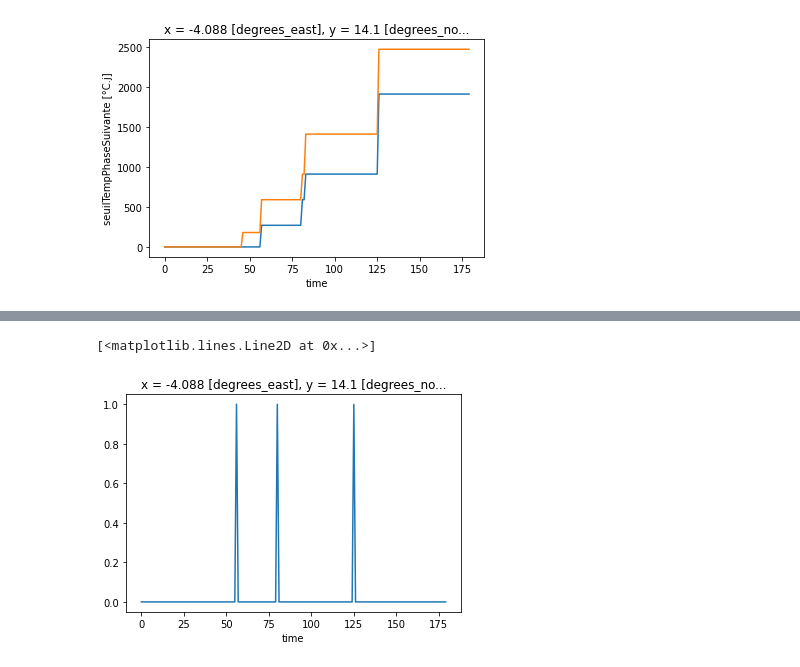
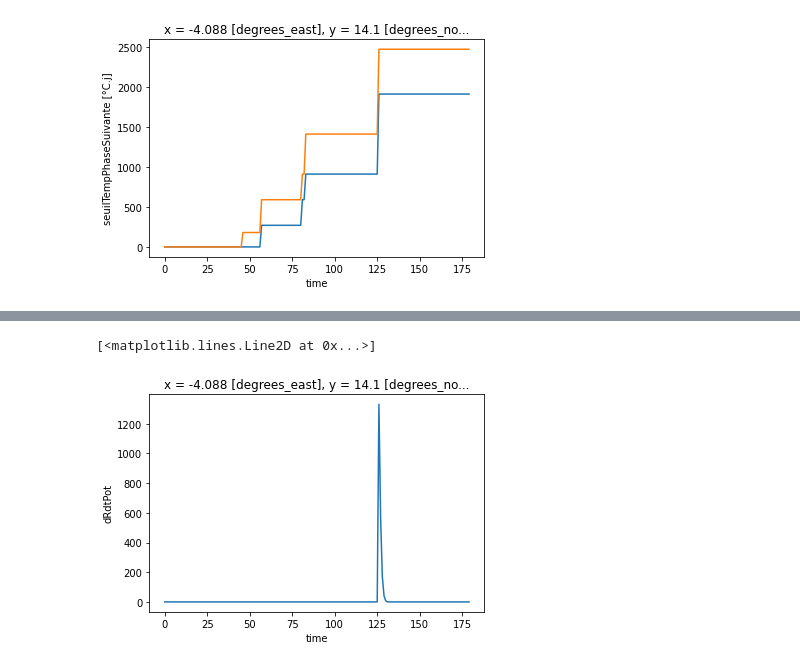
Before and after one commit to SARRA-cropmodels/SARRA-Py, a Jupyter notebook: notebooks/SARRA-Py_grid.ipynb, the cells around one changed output, grey strips where cells are left out. Saved outputs shown, nothing was run; the diff lists cells and outputs as text; code cells hidden in the pictures.

```diff
--- a/notebooks/SARRA-Py_grid.ipynb
+++ b/notebooks/SARRA-Py_grid.ipynb
@@ -179,18 +179,22 @@ for j in tqdm(range(duration)):
     data = estimate_reallocation(j, data, paramVariete)
 
     data = update_root_biomass(j, data)
+    data = EvalFeuilleTigeSarrahV4(j, data, paramVariete)
     data = update_vegetative_biomass(j, data)
-    data = EvalSlaSarrahV3(j, data, paramVariete) # ***bilancarbonesarrah***, exmodules 1 & 2  ### trad OK
-    data = EvolLAIPhases(j, data) # exmodules 1 & 2, ***milbilancarbone*** ###trad OK
-    data = EvolDayRdtSarraV3(j, data) # ***bilancarbonesarra***, exmodules 1 & 2 ### trad OK
+
+    data = update_sla(j, data, paramVariete)
+    data = update_LAI(j, data)
+
+    data = update_yield(j, data)
+
     #phenologie
-    data = PhotoperSarrahV3(j, data, paramVariete) # exmodules 1 et 2, ***phenologie*** ###trad OK
+    data = update_photoperiodism(j, data, paramVariete)
 
-    # bilan carbone
-    data = MortaliteSarraV3(j, data, paramITK, paramVariete) # ***bilancarbonsarra***, exmodules 1 & 2 ### trad OK
-    # data = BiomDensiteSarraV42(j, data, paramITK, paramVariete)# ***bilancarbonsarra*** ### trad OK
-    data = BiomMcUBTSV3(j, data, paramITK) # ***bilancarbonsarra***, exmodules 2
-    data = MAJBiomMcSV3(data) # ***bilancarbonsarra***, exmodules 2
+    # # bilan carbone
+    # data = MortaliteSarraV3(j, data, paramITK, paramVariete) # ***bilancarbonsarra***, exmodules 1 & 2 ### trad OK
+    # # data = BiomDensiteSarraV42(j, data, paramITK, paramVariete)# ***bilancarbonsarra*** ### trad OK
+    # data = BiomMcUBTSV3(j, data, paramITK) # ***bilancarbonsarra***, exmodules 2
+    # data = MAJBiomMcSV3(data) # ***bilancarbonsarra***, exmodules 2
 # %%
 data
 # %% [output]
@@ -231,5 +263,5 @@ phase 2
 # %%
-(data["sdj"]>data["seuilTempPhaseSuivante"])[:,50,50].plot()
+(np.minimum(data["dRdtPot"],  np.maximum(0.0, data["deltaBiomasseAerienne"]) + data['reallocation']))[:,50,50].plot()
 # %% [output]
 [<matplotlib.lines.Line2D at 0x...>]
-[figure, old version]
+[figure, new version]
```
Also changed, not shown: parts of 7 cells of this notebook, 3 other files.
